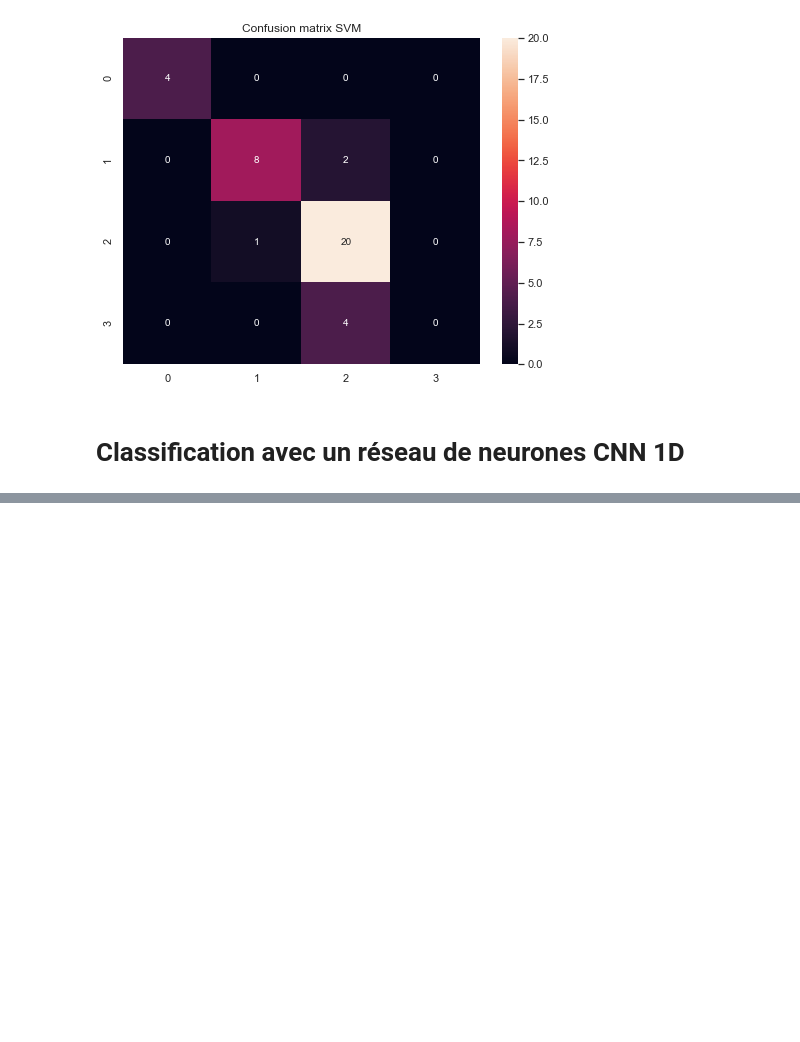
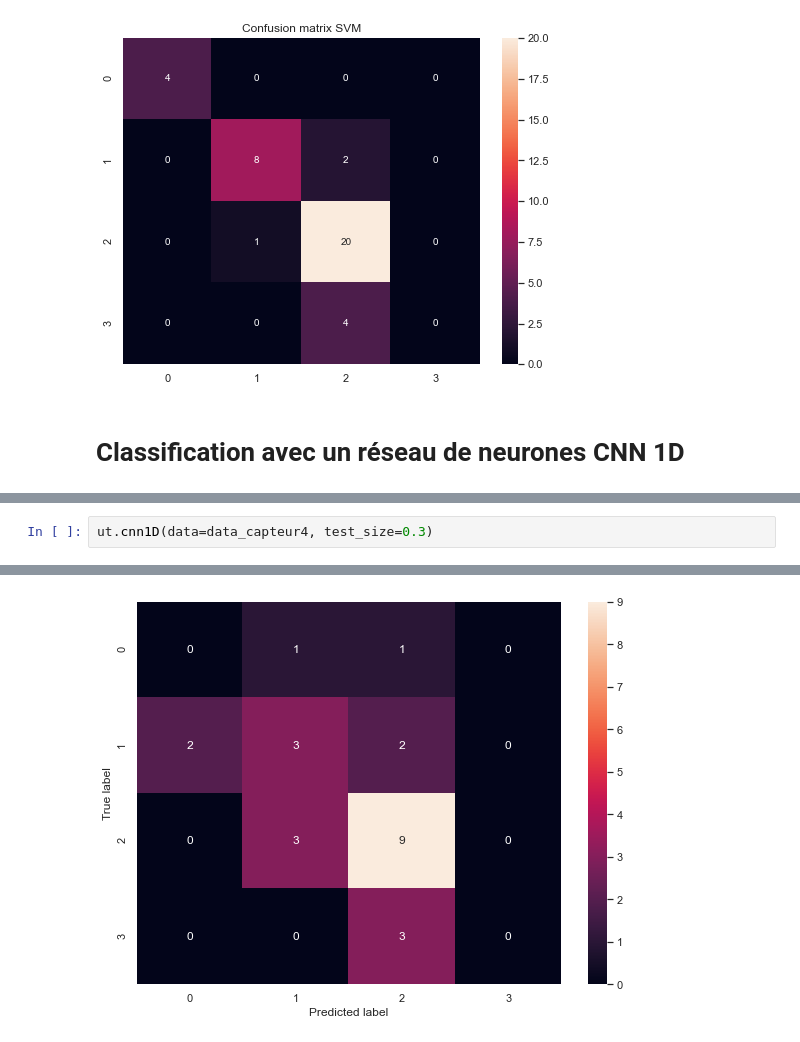
Before and after one commit to MohamedNennouche/COPD-Detection, a Jupyter notebook: COPD-one-1D-signal.ipynb, the cells around one changed output, grey strips where cells are left out. Saved outputs shown, nothing was run; the diff lists cells and outputs as text; blank space fills up the shorter version.

```diff
--- a/COPD-1D-signals.ipynb
+++ b/COPD-one-1D-signal.ipynb
@@ -644,0 +464,3 @@ plt.show()
+# %%
+ut.cnn1D(data=data_capteur4, test_size=0.3)
+# %% [output]
@@ -644,0 +484 @@ plt.show()
+[figure, added]
```
Also changed, not shown: parts of 59 cells of this notebook, 5 other files.
